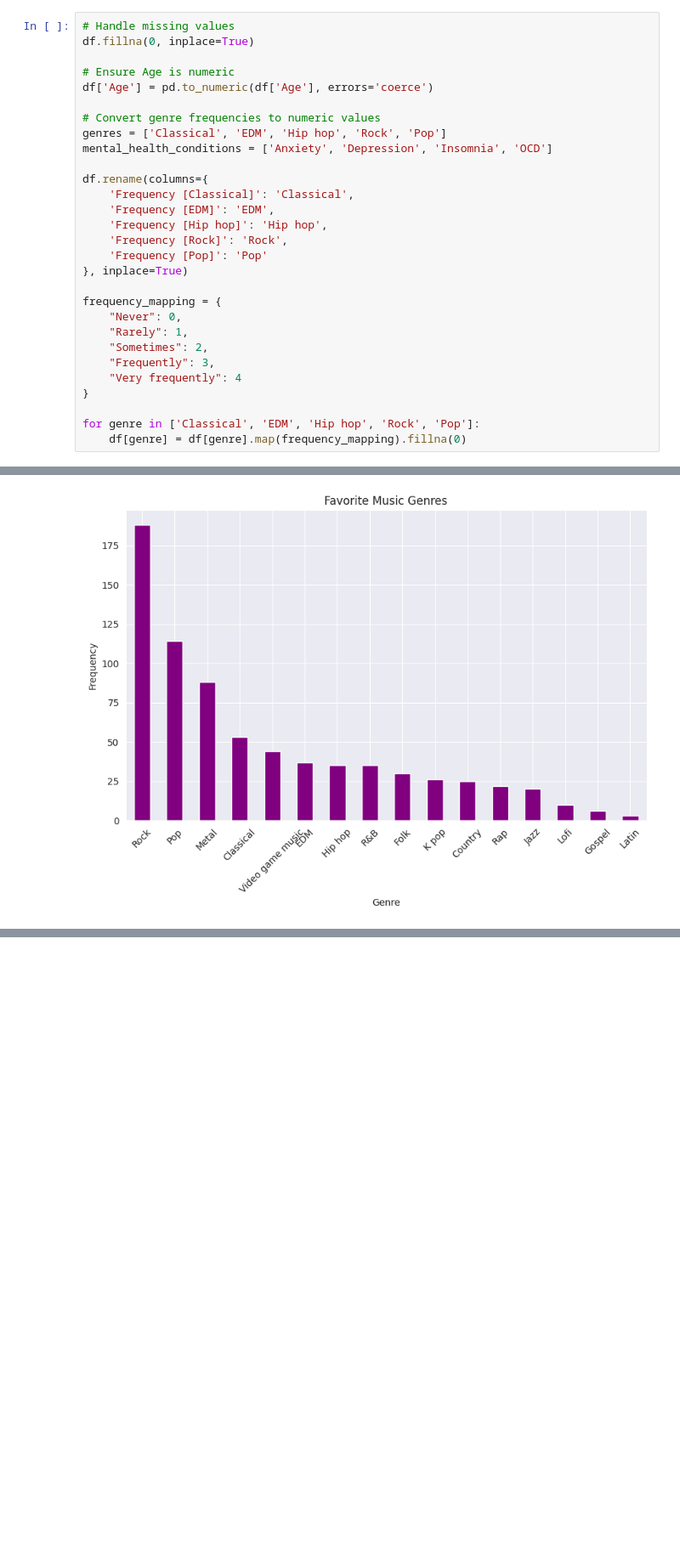
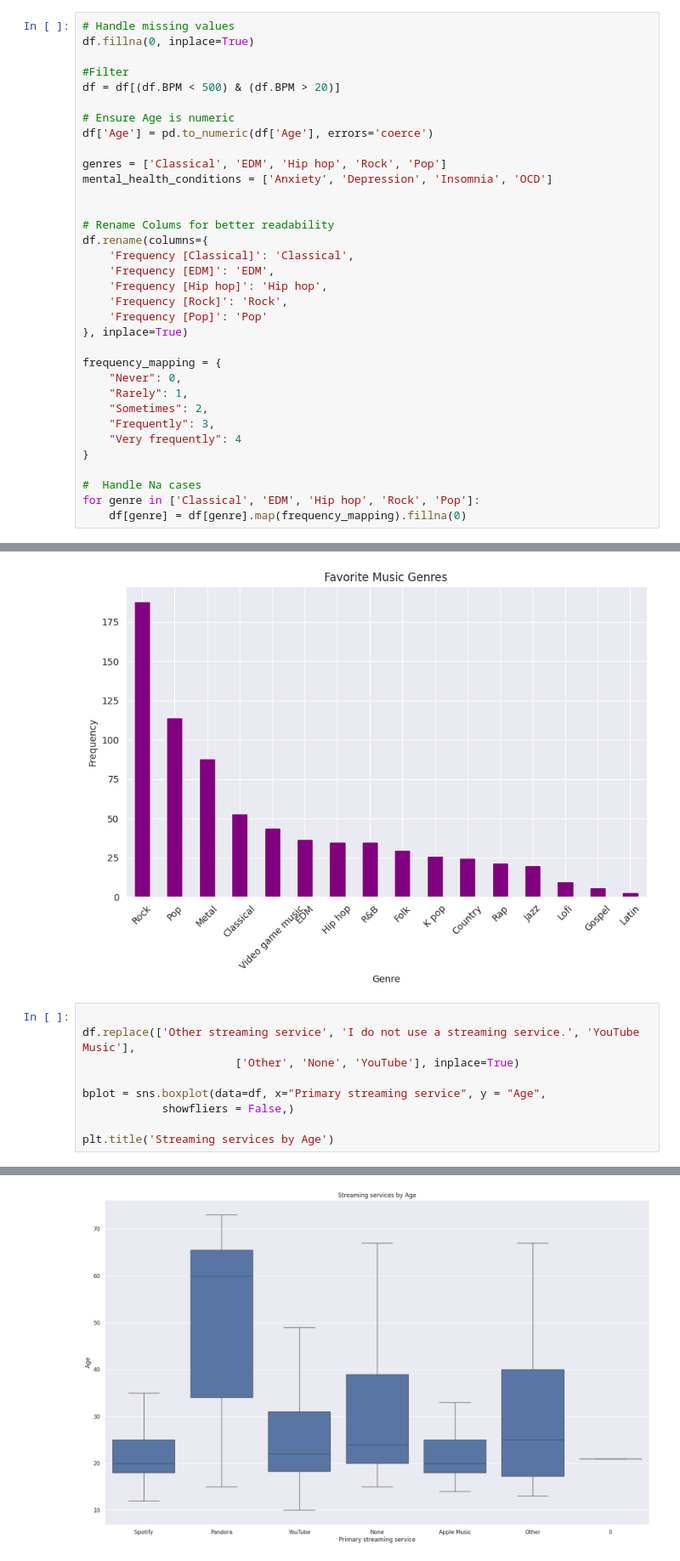
Before and after one commit to AdrianDonnelly/DataAnalysisProject, a Jupyter notebook: DataAnalysis.ipynb, the cells around one changed output, grey strips where cells are left out. Shown at 85% size. Saved outputs shown, nothing was run; the diff lists cells and outputs as text; blank space fills up the shorter version.

```diff
--- a/DataAnalysis.ipynb
+++ b/DataAnalysis.ipynb
@@ -10,13 +11,17 @@ df = pd.read_csv("mxmh_survey_results.csv")
 # Handle missing values
 df.fillna(0, inplace=True)
 
+#Filter
+df = df[(df.BPM < 500) & (df.BPM > 20)]
+
 # Ensure Age is numeric
 df['Age'] = pd.to_numeric(df['Age'], errors='coerce')
 
-# Convert genre frequencies to numeric values
 genres = ['Classical', 'EDM', 'Hip hop', 'Rock', 'Pop']
 mental_health_conditions = ['Anxiety', 'Depression', 'Insomnia', 'OCD']
 
+
+# Rename Colums for better readability
 df.rename(columns={
     'Frequency [Classical]': 'Classical',
     'Frequency [EDM]': 'EDM',
@@ -33,6 +38,7 @@ frequency_mapping = {
     "Very frequently": 4
 }
 
+#  Handle Na cases
 for genre in ['Classical', 'EDM', 'Hip hop', 'Rock', 'Pop']:
     df[genre] = df[genre].map(frequency_mapping).fillna(0)
 # %%
@@ -70,3 +76,13 @@ plt.xticks(rotation=45)
 plt.show()
 # %% [output]
 [figure]
+# %%
+
+df.replace(['Other streaming service', 'I do not use a streaming service.', 'YouTube Music'],
+                       ['Other', 'None', 'YouTube'], inplace=True)
+
+bplot = sns.boxplot(data=df, x="Primary streaming service", y = "Age",
+            showfliers = False,)
+
+plt.title('Streaming services by Age')
+# %% [output]
@@ -72,0 +90 @@ plt.show()
+[figure, added]
```
Also changed, not shown: parts of 10 cells of this notebook.
